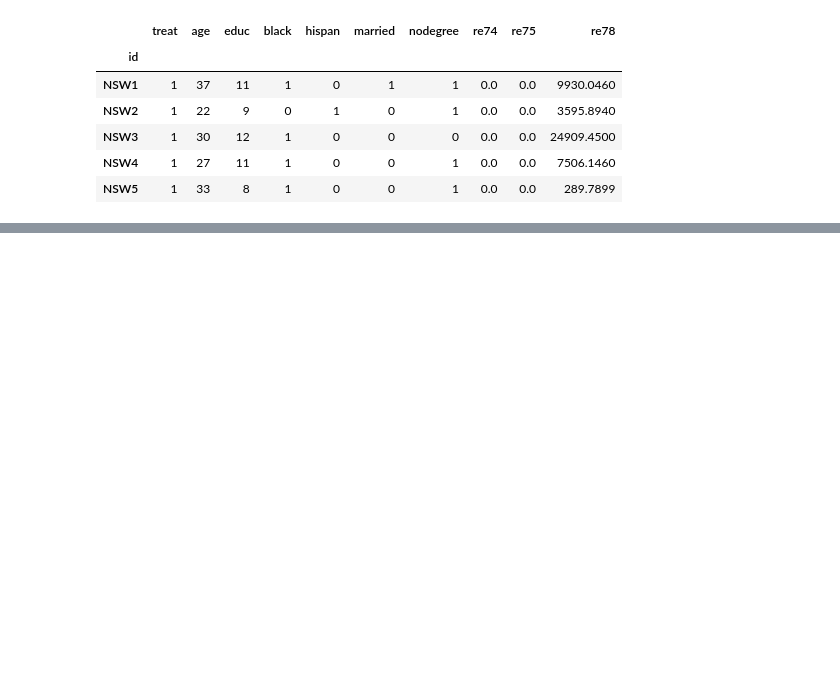
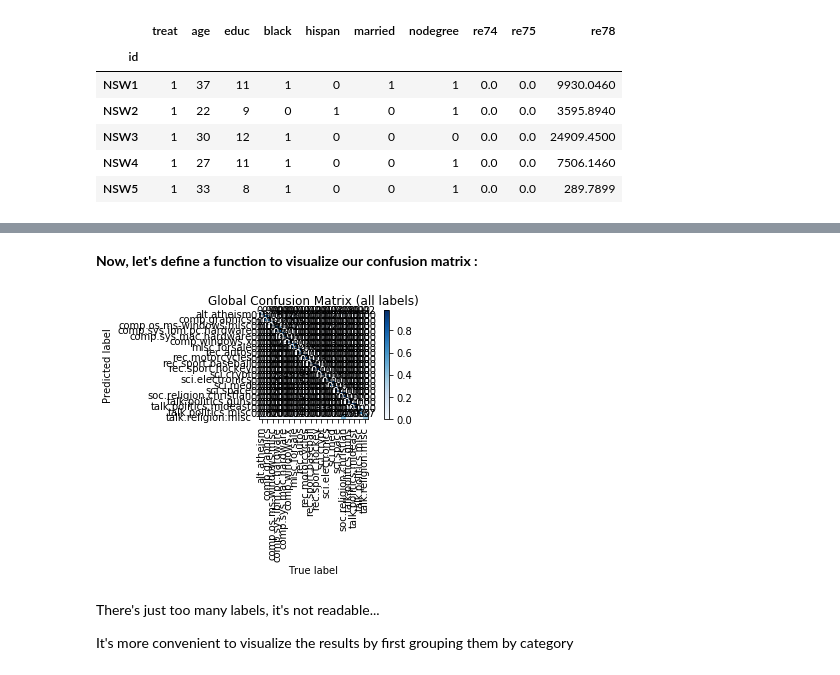
Before and after one commit to NicoBrun/ada2017, a Jupyter notebook: 04 - Applied ML/HW4.ipynb, the cells around one changed output, grey strips where cells are left out. Drawn from its saved outputs; the diff is of its cells as text; code cells hidden in the pictures; blank space fills up the shorter version.

```diff
--- a/04 - Applied ML/HW4.ipynb
+++ b/04 - Applied ML/HW4.ipynb
@@ -711,0 +729,2 @@ newsgroups = fetch_20newsgroups(subset='all')
+# %%
+newsgroups = fetch_20newsgroups(data_home='./scipy_datacache', subset='all')
@@ -717,0 +877,4 @@ sklearn_tfidf = TfidfVectorizer(norm='l2',min_df=0, use_idf=True, smooth_idf=Fal
+# %%
+rfc = RandomForestClassifier(n_estimators=opt_n_estimators, max_depth=opt_max_depth, oob_score=True, random_state=0)
+rfc.fit(tr_data, tr_labels)
+predictions = np.array(rfc.predict(te_data))
@@ -717,0 +946,45 @@ sklearn_tfidf = TfidfVectorizer(norm='l2',min_df=0, use_idf=True, smooth_idf=Fal
+# %% [markdown]
+<b>
+Now, let's define a function to visualize our confusion matrix :
+# %%
+""" This function prints and plots the confusion matrix.
+    Normalization can be applied by setting `normalize=True`.
+    Credits to sklearn documentation :
+    http://scikit-learn.org/stable/auto_examples/model_selection/plot_confusion_matrix.html
+"""
+def plot_confusion_matrix(cm, classes_cat1,
+                          classes_cat2=None,
+                          normalize=True,
+                          title='Confusion matrix',
+                          cmap=plt.cm.Blues):
+
+    if normalize:
+        cm = cm.astype('float') / cm.sum(axis=1)[:, np.newaxis]
+
+    plt.imshow(cm, interpolation='nearest', cmap=cmap)
+    plt.title(title)
+    plt.colorbar()
+    plt.yticks(np.arange(len(classes_cat1)), classes_cat1)
+    if not (classes_cat2 is None) : plt.xticks(np.arange(len(classes_cat1)), classes_cat2, rotation=90)
+    else : plt.xticks(np.arange(len(classes_cat1)), classes_cat1, rotation=90)
+
+    fmt = '.2f' if normalize else 'd'
+    thresh = cm.max() / 2.
+    for i, j in itertools.product(range(cm.shape[0]), range(cm.shape[1])):
+        plt.text(j, i, format(cm[i, j], fmt),
+                 horizontalalignment="center",
+                 color="white" if cm[i, j] > thresh else "black")
+
+    plt.tight_layout()
+    plt.ylabel('Predicted label')
+    plt.xlabel('True label')
+    plt.show()
+# %%
+plot_confusion_matrix(cm_global, labels, title='Global Confusion Matrix (all labels)')
+# %% [output]
+[figure, added]
+# %% [markdown]
+
+There's just too many labels, it's not readable...
+
+It's more convenient to visualize the results by first grouping them by category
```
Also changed, not shown: parts of 103 cells of this notebook.
